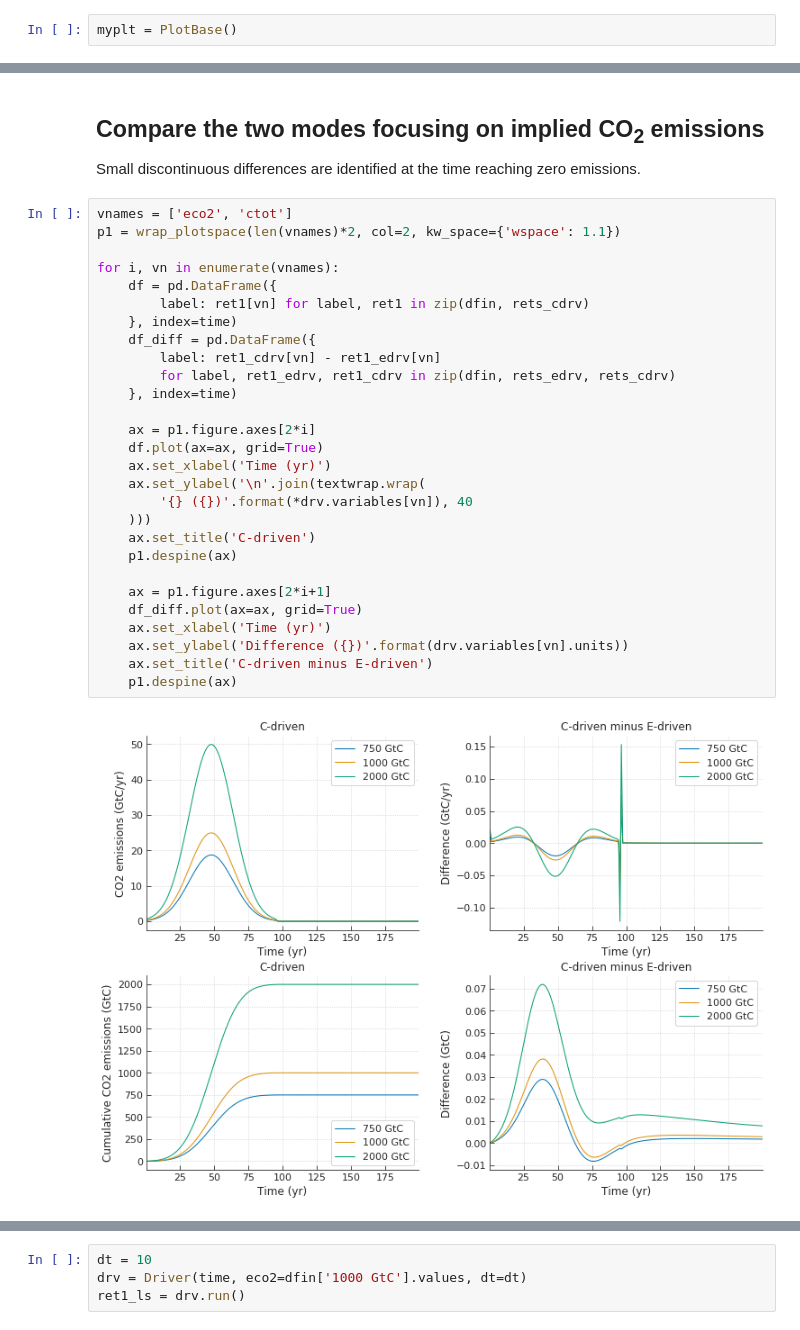
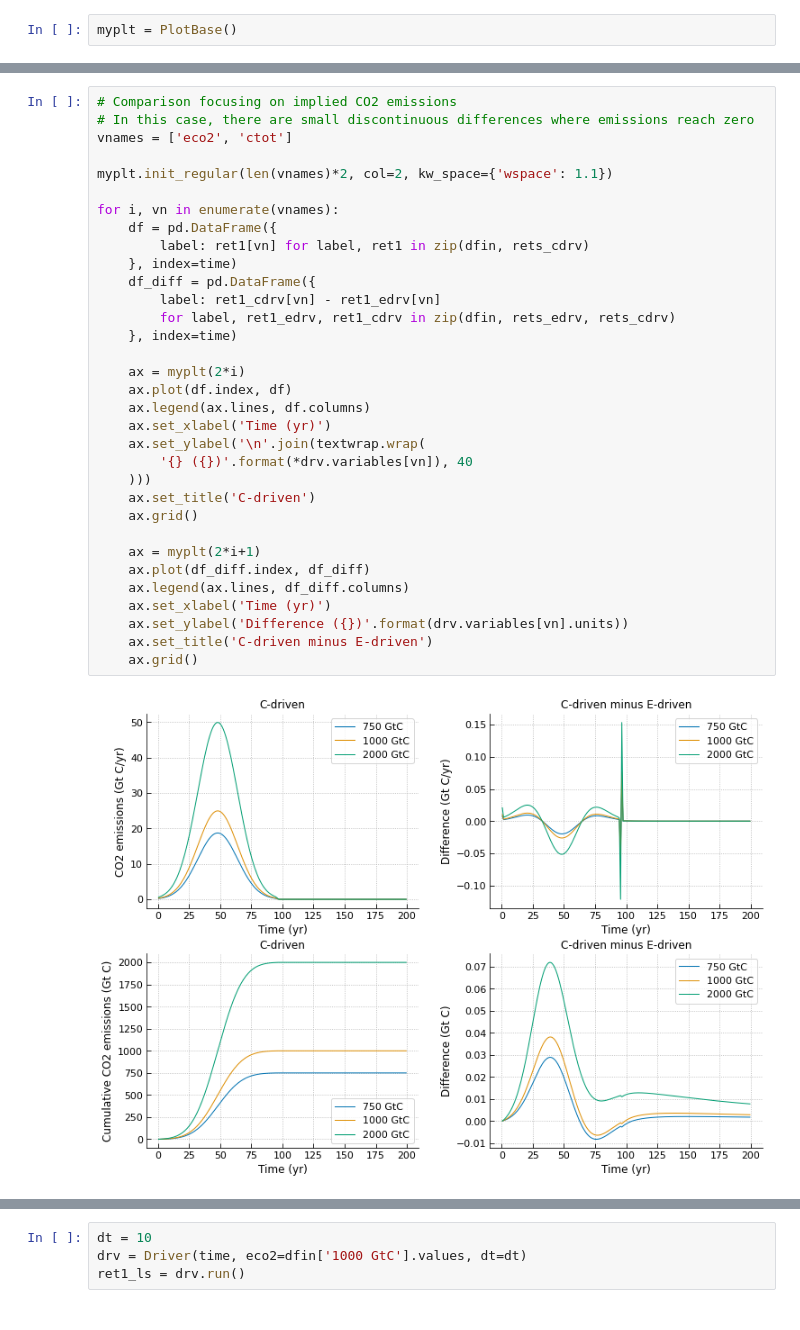
Before and after one commit to tsutsui1872/mce, a Jupyter notebook: notebook/t_driver.ipynb, the cells around one changed output, grey strips where cells are left out. Drawn from its saved outputs; the diff is of its cells as text.

```diff
--- a/notebook/t_driver.ipynb
+++ b/notebook/t_driver.ipynb
@@ -175,35 +195,36 @@ plot_timeseries(
-# %% [markdown]
-## Compare the two modes focusing on implied CO<sub>2</sub> emissions
-
-Small discontinuous differences are identified at the time reaching zero emissions.
 # %%
+# Comparison focusing on implied CO2 emissions
+# In this case, there are small discontinuous differences where emissions reach zero
 vnames = ['eco2', 'ctot']
-p1 = wrap_plotspace(len(vnames)*2, col=2, kw_space={'wspace': 1.1})
+
+myplt.init_regular(len(vnames)*2, col=2, kw_space={'wspace': 1.1})
 
 for i, vn in enumerate(vnames):
     df = pd.DataFrame({
         label: ret1[vn] for label, ret1 in zip(dfin, rets_cdrv)
     }, index=time)
     df_diff = pd.DataFrame({
         label: ret1_cdrv[vn] - ret1_edrv[vn]
         for label, ret1_edrv, ret1_cdrv in zip(dfin, rets_edrv, rets_cdrv)
     }, index=time)
 
-    ax = p1.figure.axes[2*i]
-    df.plot(ax=ax, grid=True)
+    ax = myplt(2*i)
+    ax.plot(df.index, df)
+    ax.legend(ax.lines, df.columns)
     ax.set_xlabel('Time (yr)')
     ax.set_ylabel('\n'.join(textwrap.wrap(
         '{} ({})'.format(*drv.variables[vn]), 40
     )))
     ax.set_title('C-driven')
-    p1.despine(ax)
+    ax.grid()
 
-    ax = p1.figure.axes[2*i+1]
-    df_diff.plot(ax=ax, grid=True)
+    ax = myplt(2*i+1)
+    ax.plot(df_diff.index, df_diff)
+    ax.legend(ax.lines, df_diff.columns)
     ax.set_xlabel('Time (yr)')
     ax.set_ylabel('Difference ({})'.format(drv.variables[vn].units))
     ax.set_title('C-driven minus E-driven')
-    p1.despine(ax)
+    ax.grid()
 # %% [output]
-[figure, old version]
+[figure, new version]
 # %% [markdown]
```
Also changed, not shown: parts of 32 cells of this notebook, 3 other files.
